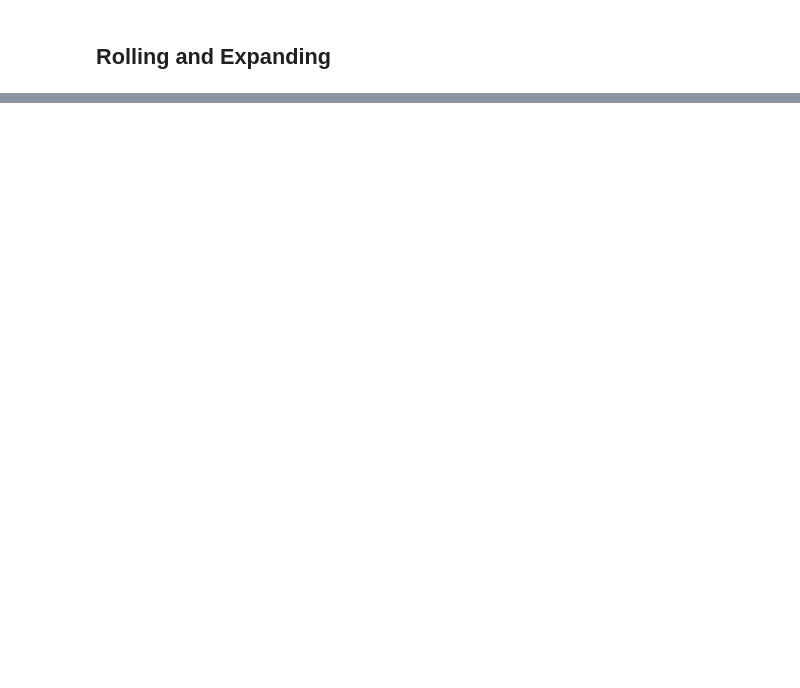
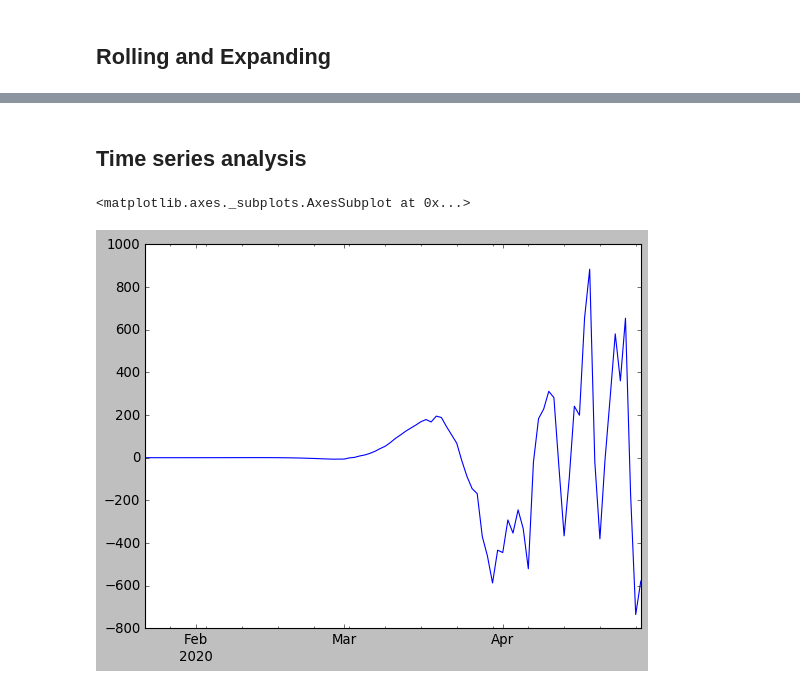
Before and after one commit to tharun-reddy/deep-learning-notebooks, a Jupyter notebook: covid-19 forecasting.ipynb, the cells around one changed output, grey strips where cells are left out. Drawn from its saved outputs; the diff is of its cells as text; code cells hidden in the pictures; blank space fills up the shorter version.

```diff
--- a/covid-19 forecasting.ipynb
+++ b/covid-19 forecasting.ipynb
@@ -83,0 +84,2 @@ series_india.expanding().mean().plot(figsize=(12, 4))
+# %% [markdown]
+## Time series analysis
@@ -83,0 +89,8 @@ series_india.expanding().mean().plot(figsize=(12, 4))
+# %%
+series_us = get_by_country('US')
+deaths_cycle, deaths_trend = hpfilter(series_us, lamb=200)
+# %%
+deaths_cycle.plot()
+# %% [output]
+<matplotlib.axes._subplots.AxesSubplot at 0x...>
+[figure, added]
```
Also changed, not shown: parts of 5 cells of this notebook.
